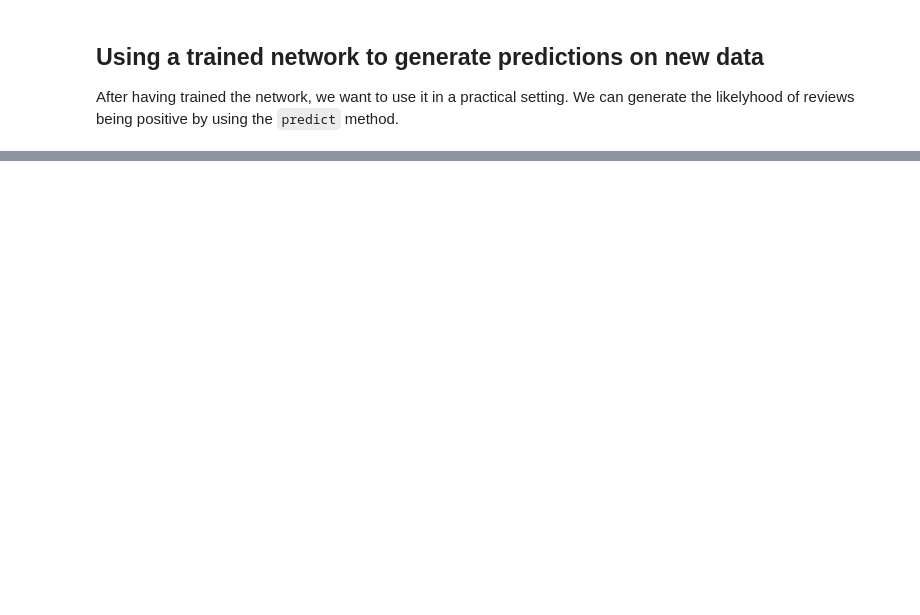
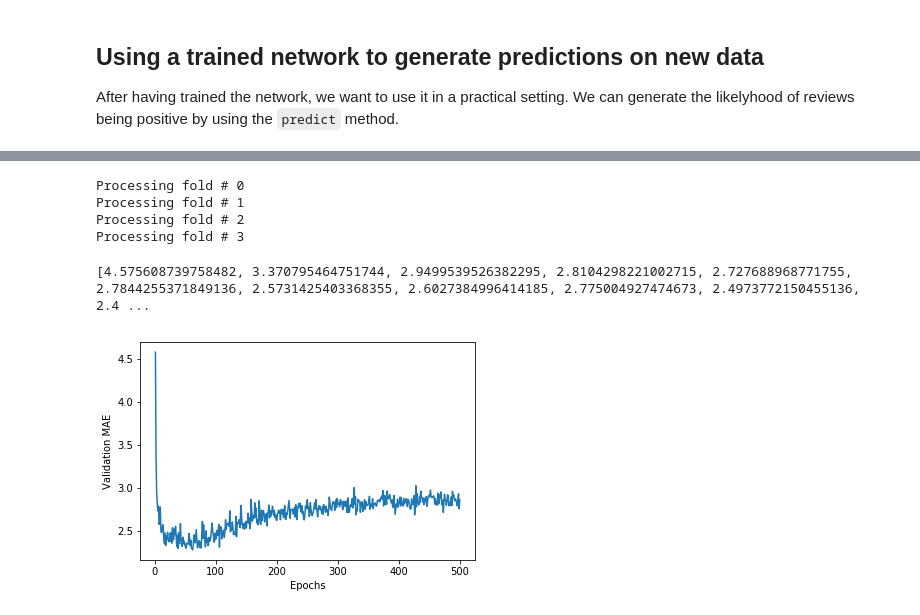
Before and after one commit to Bodomit/mlexs, a Jupyter notebook: Deep Learning with Python/Chapter 03 - Getting Started with Neural Networks.ipynb, the cells around one changed output, grey strips where cells are left out. Cells and saved outputs as stored; diff of their text form; code cells hidden in the pictures; blank space fills up the shorter version.

```diff
--- a/Deep Learning with Python/Chapter 03 - Getting Started with Neural Networks.ipynb
+++ b/Deep Learning with Python/Chapter 03 - Getting Started with Neural Networks.ipynb
@@ -186,0 +484,8 @@ array([[0.29527253],
+# %%
+mean = train_data.mean(axis=0)
+train_data -= mean
+std = train_data.std(axis=0)
+train_data /= std
+
+test_data -= mean
+test_data /= std
@@ -186,0 +549,44 @@ array([[0.29527253],
+# %%
+num_epochs = 500
+all_mae_histories = []
+
+for i in range(k):
+    print('Processing fold #', i)
+    val_data = train_data[i * num_val_samples: (i + 1) * num_val_samples]
+    val_targets = train_targets[i * num_val_samples: (i + 1) * num_val_samples]
+
+    partial_train_data = np.concatenate(
+        [train_data[:i * num_val_samples],
+         train_data[(i + 1) * num_val_samples:]],
+        axis=0)
+
+    partial_train_targets = np.concatenate(
+        [train_targets[:i * num_val_samples],
+         train_targets[(i + 1) * num_val_samples:]],
+        axis=0)
+
+    model = build_model()
+    history = model.fit(partial_train_data, partial_train_targets,
+                        validation_data=(val_data, val_targets),
+                        epochs=num_epochs, batch_size=1, verbose=0)
+    mae_history = history.history['val_mean_absolute_error']
+    all_mae_histories.append(mae_history)
+# %% [output]
+Processing fold # 0
+Processing fold # 1
+Processing fold # 2
+Processing fold # 3
+# %%
+average_mae_history = [np.mean([x[i] for x in all_mae_histories]) for i in range(num_epochs)]
+print(average_mae_history)
+# %% [output]
+[4.575608739758482, 3.370795464751744, 2.9499539526382295, 2.8104298221002715, 2.727688968771755, 2.7844255371849136, 2.5731425403368355, 2.6027384996414185, 2.775004927474673, 2.4973772150455136, 2.4 ...
+# %%
+import matplotlib.pyplot as plt
+
+plt.plot(range(1, len(average_mae_history) + 1), average_mae_history)
+plt.xlabel('Epochs')
+plt.ylabel('Validation MAE')
+plt.show()
+# %% [output]
+[figure, added]
```
Also changed, not shown: parts of 59 cells of this notebook.
